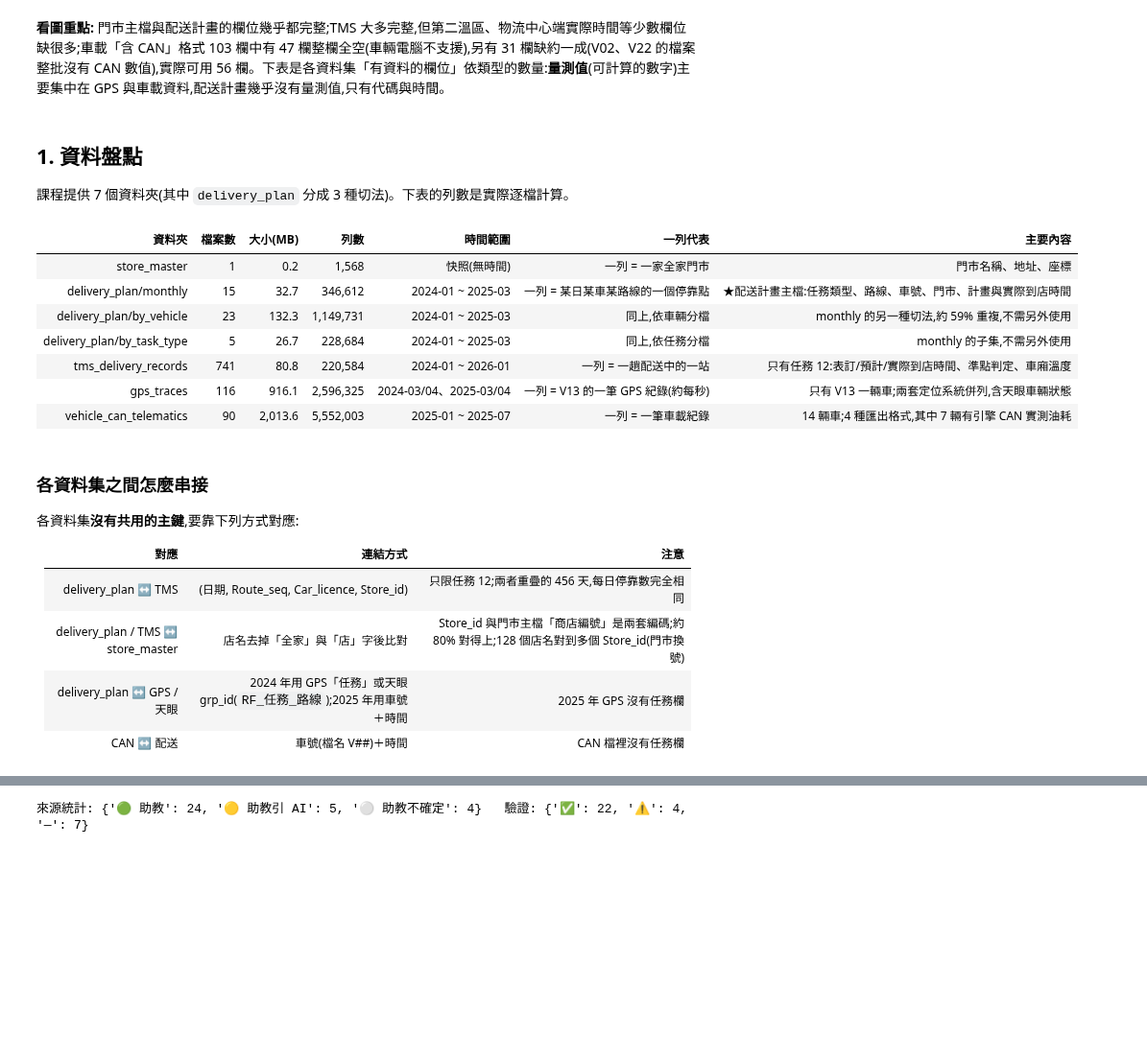
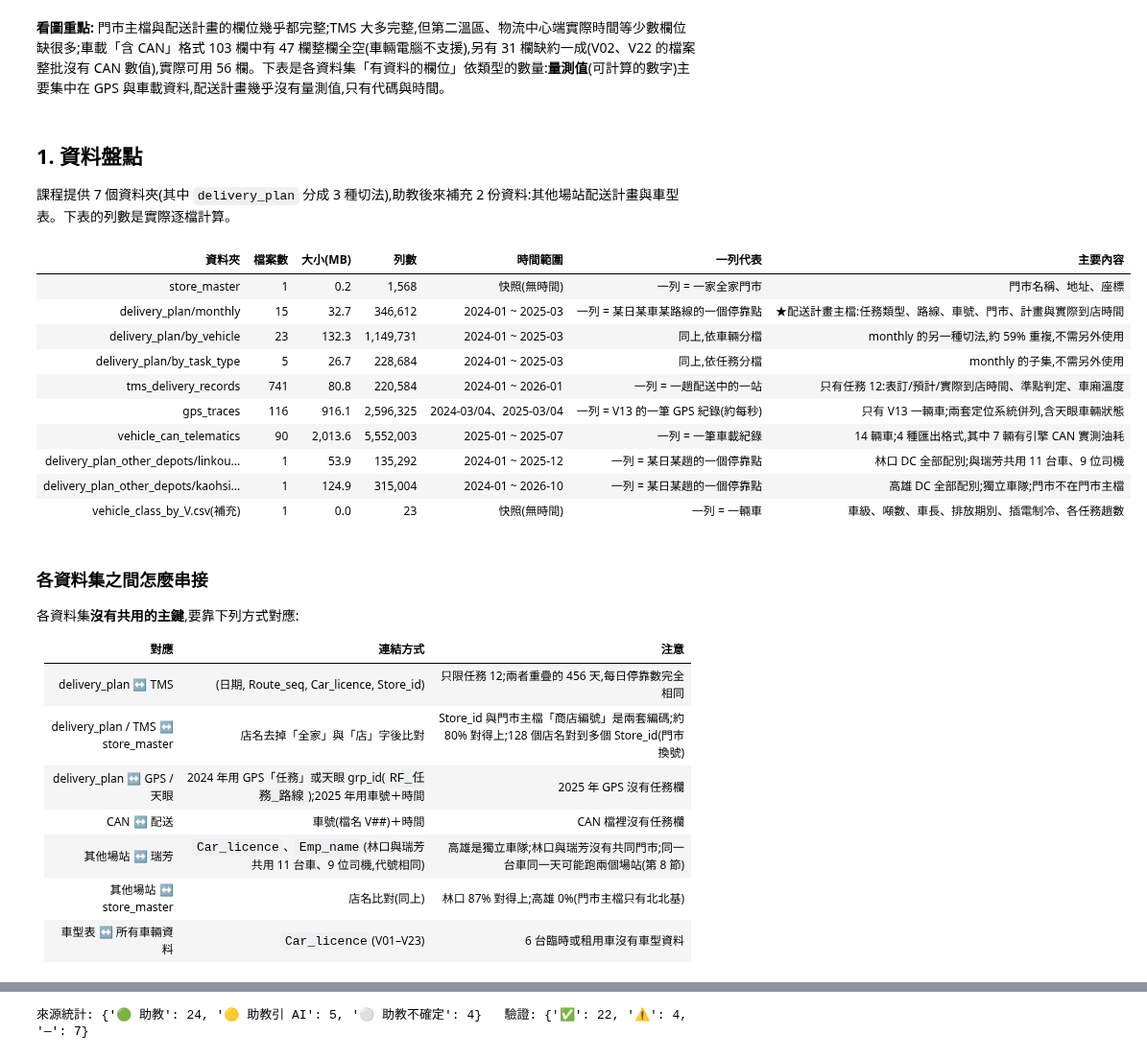
Before and after one commit to LEE-CHIEN-AN/last-mile-joint-delivery, a Jupyter notebook: explore/data_exploration.ipynb, the cells around one changed output, grey strips where cells are left out. Shown at 96% size. Cells and saved outputs as stored; diff of their text form; code cells hidden in the pictures; blank space fills up the shorter version.

```diff
--- a/explore/data_exploration.ipynb
+++ b/explore/data_exploration.ipynb
@@ -231,22 +235,27 @@ def span_days(df):
     return {d for a, b in zip(df["start"], df["end"]) for d in pd.date_range(pd.Timestamp(a).normalize(), pd.Timestamp(b).normalize())}
 
 cpf = R["vehicle_can_telematics"]["perfile"]
+OD_DAYS = {d: pd.to_datetime(pd.read_csv(P("delivery_plan_other_depots", "delivery_plan_other_depots", d, "all_delivery.csv"),
+                                         usecols=["Delivery_date"])["Delivery_date"].unique(), format="%m/%d/%Y %I:%M:%S %p")
+           for d in ["linkou_LC", "kaohsiung_YT"]}   # 助教補充的其他場站
 FUEL7 = ["V04", "V06", "V07", "V09", "V17", "V18", "V19"]
 LANES = [
     ("配送計畫(5 種任務)", R["delivery_plan"]["extra"]["daily"].index, "#2a78d6"),
     ("TMS(任務 12)", R["tms"]["extra"]["daily"].index, "#1baf7a"),
+    ("林口配送計畫(全部配別)", OD_DAYS["linkou_LC"], "#8b4513"),
+    ("高雄配送計畫(全部配別)", OD_DAYS["kaohsiung_YT"], "#9a9a9a"),
     ("GPS 軌跡(V13)", R["gps_traces"]["perfile"]["date"], "#4a3aa7"),
     ("車載:天眼格式", span_days(cpf[cpf["family"].str.startswith("B")]), "#eda100"),
     ("車載:TransIOT 基本", span_days(cpf[cpf["family"].str.contains("基本|加油")]), "#eb6834"),
     ("車載:含 CAN 引擎訊號", span_days(cpf[cpf["family"].str.contains("CAN")]), "#e34948"),
     ("　其中有實測油耗(7 車)", span_days(cpf[cpf["family"].str.contains("CAN") & cpf["vehicle"].isin(FUEL7)]), "#7a1f1f"),
 ]
-fig, ax = plt.subplots(figsize=(13, 3.8))
+fig, ax = plt.subplots(figsize=(13, 4.6))
 for i, (name, days, col) in enumerate(LANES):
     for a, b in runs(days):
         ax.barh(i, (b - a).days + 1, left=a, height=0.6, color=col)
 ax.set_yticks(range(len(LANES)), [l[0] for l in LANES]); ax.invert_yaxis()
-ax.set_xlim(pd.Timestamp("2024-01-01"), pd.Timestamp("2026-02-01")); ax.grid(axis="y", visible=False)
+ax.set_xlim(pd.Timestamp("2024-01-01"), pd.Timestamp("2026-11-01")); ax.grid(axis="y", visible=False)
 ax.set_title("各資料集的時間涵蓋(門市主檔為快照,不列入)", loc="left", fontweight="bold")
 plt.tight_layout(); plt.show()
 # %% [output]
@@ -294,7 +303,7 @@ types
 # %% [markdown]
 ## 1. 資料盤點
 
-課程提供 7 個資料夾(其中 `delivery_plan` 分成 3 種切法)。下表的列數是實際逐檔計算。
+課程提供 7 個資料夾(其中 `delivery_plan` 分成 3 種切法),助教後來補充 2 份資料:其他場站配送計畫與車型表。下表的列數是實際逐檔計算。
 # %%
 def count_rows(path):
     with open(path, "rb") as f:
@@ -303,34 +312,43 @@ def count_rows(path):
 INV = [
     ("store_master", "store_master/*.csv", "快照(無時間)", "一列 = 一家全家門市", "門市名稱、地址、座標"),
     ("delivery_plan/monthly", "delivery_plan/monthly/*.csv", "2024-01 ~ 2025-03", "一列 = 某日某車某路線的一個停靠點",
      "★配送計畫主檔:任務類型、路線、車號、門市、計畫與實際到店時間"),
     ("delivery_plan/by_vehicle", "delivery_plan/by_vehicle/*.csv", "2024-01 ~ 2025-03", "同上,依車輛分檔",
      "monthly 的另一種切法,約 59% 重複,不需另外使用"),
     ("delivery_plan/by_task_type", "delivery_plan/by_task_type/*.csv", "2024-01 ~ 2025-03", "同上,依任務分檔",
      "monthly 的子集,不需另外使用"),
     ("tms_delivery_records", "tms_delivery_records/**/*.csv", "2024-01 ~ 2026-01", "一列 = 一趟配送中的一站",
      "只有任務 12:表訂/預計/實際到店時間、準點判定、車廂溫度"),
     ("gps_traces", "gps_traces/**/*.csv", "2024-03/04、2025-03/04", "一列 = V13 的一筆 GPS 紀錄(約每秒)",
      "只有 V13 一輛車;兩套定位系統併列,含天眼車輛狀態"),
     ("vehicle_can_telematics", "vehicle_can_telematics/**/*.csv", "2025-01 ~ 2025-07", "一列 = 一筆車載紀錄",
      "14 輛車;4 種匯出格式,其中 7 輛有引擎 CAN 實測油耗"),
+    ("delivery_plan_other_depots/linkou_LC(補充)", "delivery_plan_other_depots/**/linkou_LC/*.csv", "2024-01 ~ 2025-12",
+     "一列 = 某日某趟的一個停靠點", "林口 DC 全部配別;與瑞芳共用 11 台車、9 位司機"),
+    ("delivery_plan_other_depots/kaohsiung_YT(補充)", "delivery_plan_other_depots/**/kaohsiung_YT/*.csv", "2024-01 ~ 2026-10",
+     "一列 = 某日某趟的一個停靠點", "高雄 DC 全部配別;獨立車隊;門市不在門市主檔"),
+    ("vehicle_class_by_V.csv(補充)", "vehicle_class_by_V.csv", "快照(無時間)", "一列 = 一輛車",
+     "車級、噸數、車長、排放期別、插電制冷、各任務趟數"),
 ]
 rows = []
 for name, pat, span, grain, use in INV:
-    fs = glob.glob(P(pat), recursive=True)
+    fs = [f for f in glob.glob(P(pat), recursive=True) if f.endswith(".csv")]
     rows.append({"資料夾": name, "檔案數": len(fs), "大小(MB)": round(sum(os.path.getsize(f) for f in fs) / 1e6, 1),
                  "列數": sum(count_rows(f) for f in fs), "時間範圍": span, "一列代表": grain, "主要內容": use})
 inv = pd.DataFrame(rows)
 inv.style.format({"大小(MB)": "{:,.1f}", "列數": "{:,}"}).hide(axis="index").set_properties(**{"text-align": "left"})
 # %% [output]
 | 資料夾 | 檔案數 | 大小(MB) | 列數 | 時間範圍 | 一列代表 | 主要內容 |
 | store_master | 1 | 0.2 | 1,568 | 快照(無時間) | 一列 = 一家全家門市 | 門市名稱、地址、座標 |
 | delivery_plan/monthly | 15 | 32.7 | 346,612 | 2024-01 ~ 2025-03 | 一列 = 某日某車某路線的一個停靠點 | ★配送計畫主檔:任務類型、路線、車號、門市、計畫與實際到店時間 |
 | delivery_plan/by_vehicle | 23 | 132.3 | 1,149,731 | 2024-01 ~ 2025-03 | 同上,依車輛分檔 | monthly 的另一種切法,約 59% 重複,不需另外使用 |
 | delivery_plan/by_task_type | 5 | 26.7 | 228,684 | 2024-01 ~ 2025-03 | 同上,依任務分檔 | monthly 的子集,不需另外使用 |
 | tms_delivery_records | 741 | 80.8 | 220,584 | 2024-01 ~ 2026-01 | 一列 = 一趟配送中的一站 | 只有任務 12:表訂/預計/實際到店時間、準點判定、車廂溫度 |
 | gps_traces | 116 | 916.1 | 2,596,325 | 2024-03/04、2025-03/04 | 一列 = V13 的一筆 GPS 紀錄(約每秒) | 只有 V13 一輛車;兩套定位系統併列,含天眼車輛狀態 |
 | vehicle_can_telematics | 90 | 2,013.6 | 5,552,003 | 2025-01 ~ 2025-07 | 一列 = 一筆車載紀錄 | 14 輛車;4 種匯出格式,其中 7 輛有引擎 CAN 實測油耗 |
+| delivery_plan_other_depots/linkou... | 1 | 53.9 | 135,292 | 2024-01 ~ 2025-12 | 一列 = 某日某趟的一個停靠點 | 林口 DC 全部配別;與瑞芳共用 11 台車、9 位司機 |
+| delivery_plan_other_depots/kaohsi... | 1 | 124.9 | 315,004 | 2024-01 ~ 2026-10 | 一列 = 某日某趟的一個停靠點 | 高雄 DC 全部配別;獨立車隊;門市不在門市主檔 |
+| vehicle_class_by_V.csv(補充) | 1 | 0.0 | 23 | 快照(無時間) | 一列 = 一輛車 | 車級、噸數、車長、排放期別、插電制冷、各任務趟數 |
 # %% [markdown]
 ### 各資料集之間怎麼串接
 
@@ -342,6 +360,9 @@ inv.style.format({"大小(MB)": "{:,.1f}", "列數": "{:,}"}).hide(axis="index")
 | delivery_plan / TMS ↔ store_master | 店名去掉「全家」與「店」字後比對 | Store_id 與門市主檔「商店編號」是兩套編碼;約 80% 對得上;128 個店名對到多個 Store_id(門市換號) |
 | delivery_plan ↔ GPS / 天眼 | 2024 年用 GPS「任務」或天眼 grp_id(`RF_任務_路線`);2025 年用車號＋時間 | 2025 年 GPS 沒有任務欄 |
 | CAN ↔ 配送 | 車號(檔名 V##)＋時間 | CAN 檔裡沒有任務欄 |
+| 其他場站 ↔ 瑞芳 | `Car_licence`、`Emp_name`(林口與瑞芳共用 11 台車、9 位司機,代號相同) | 高雄是獨立車隊;林口與瑞芳沒有共同門市;同一台車同一天可能跑兩個場站(第 8 節) |
+| 其他場站 ↔ store_master | 店名比對(同上) | 林口 87% 對得上;高雄 0%(門市主檔只有北北基) |
+| 車型表 ↔ 所有車輛資料 | `Car_licence`(V01–V23) | 6 台臨時或租用車沒有車型資料 |
 # %% [markdown]
 ## 2. 名詞、代碼與助教 Q&A
 
```
Also changed, not shown: parts of 28 cells of this notebook, 37 other files.
